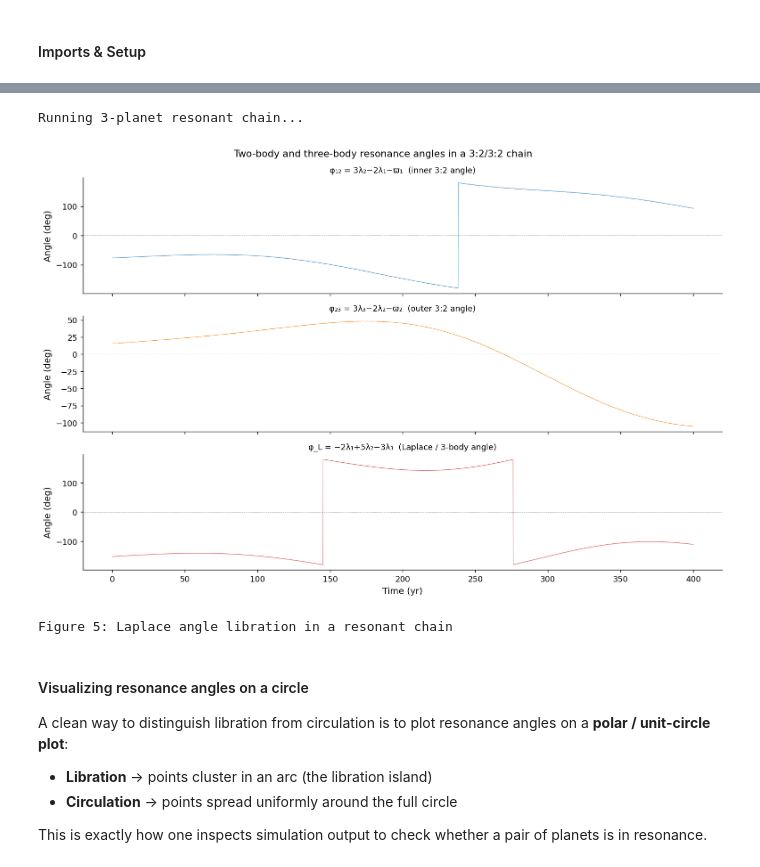
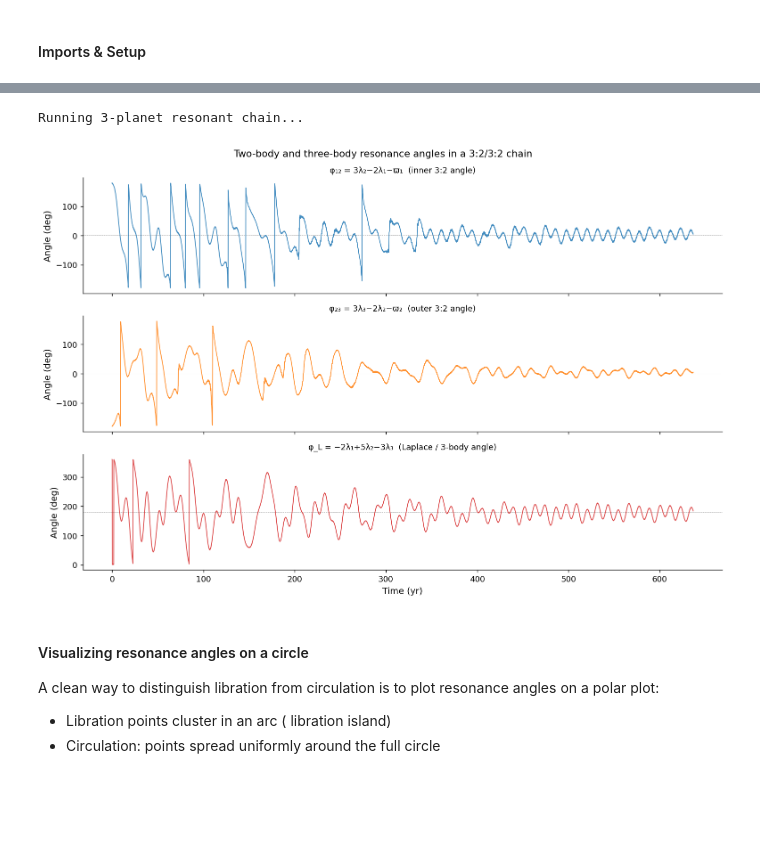
Before and after one commit to dchen10Git/uchi-exoplanets-2025, a Jupyter notebook: libration.ipynb, the cells around one changed output, grey strips where cells are left out. Drawn from its saved outputs; the diff is of its cells as text; code cells hidden in the pictures; blank space fills up the shorter version.

```diff
--- a/libration.ipynb
+++ b/libration.ipynb
@@ -121,10 +116,10 @@ phi0, dphi0 = 2.0, 0.0
 t_eval = np.linspace(0, 40, 5000)
 
 gamma_cases = [
-    (0.05, "Underdamped γ=0.05", "C0"),
-    (0.5,  "Underdamped γ=0.5",  "C1"),
-    (1.0,  "Critically damped γ=1.0", "C3"),
-    (3.0,  "Overdamped γ=3.0",   "C2"),
+    (0.05, "Underdamped $\gamma=0.05$", "C0"),
+    (0.5,  "Underdamped $\gamma=0.5$",  "C1"),
+    (1.0,  "Critically damped $\gamma=1.0$", "C3"),
+    (3.0,  "Overdamped $\gamma=3.0$",   "C2"),
 ]
 
 fig, axes = plt.subplots(1, 2, figsize=(11, 4))
@@ -148,7 +143,5 @@ axes[1].set_title("Phase portrait with damping")
 axes[1].legend(fontsize=8)
 
 plt.tight_layout()
-plt.savefig("fig2_damping.png", bbox_inches="tight")
 plt.show()
-print("Figure 2: overdamping and libration amplitude freezing")
 # %% [output]
@@ -349,12 +355,18 @@ an 8:5:3 combination because of the higher-order resonances between b/c and c/d.
 # %%
-def run_3body_resonance(a1, a2, a3, e1, e2, e3, m1, m2, m3,
-                        Norbits=500, Nout=5000):
+def run_3body_resonance(a1, a2, a3, e1, e2, e3, m1, m2, m3, Norbits=500, Nout=5000, damping=True):
     """Run 3-planet REBOUND sim; return 2-body and Laplace angles."""
     sim = rebound.Simulation()
+    sim.G = 4 * np.pi**2 # Units: AU, Yr, M_sun
     sim.add(m=1.0)
-    sim.add(m=m1, a=a1, e=e1, inc=0, Omega=0, omega=0,       f=0)
-    sim.add(m=m2, a=a2, e=e2, inc=0, Omega=0, omega=np.pi/3, f=np.pi/5)
-    sim.add(m=m3, a=a3, e=e3, inc=0, Omega=0, omega=np.pi/6, f=np.pi/3)
+
+    # Calculate Mean Longitudes (l) to satisfy the resonance
+    l1 = 0.0
+    l2 = np.pi / 3.0
+    l3 = (np.pi + 2*l2) / 3.0
+
+    sim.add(m=m1, a=a1, e=e1, l=l1)
+    sim.add(m=m2, a=a2, e=e2, l=l2)
+    sim.add(m=m3, a=a3, e=e3, l=l3)
     sim.move_to_com()
     sim.integrator = "whfast"
     sim.dt = 0.03 * sim.particles[1].P
@@ -366,9 +378,26 @@ def run_3body_resonance(a1, a2, a3, e1, e2, e3, m1, m2, m3,
     phi23 = np.zeros(Nout)  # 3:2 angle for outer pair
     phi_L = np.zeros(Nout)  # Laplace angle
 
+    ps = sim.particles
+
+    if damping:
+        # Adding damping so they stay in resonance
+        rebx = reboundx.Extras(sim)
+        mof = rebx.load_force("modify_orbits_forces")
+        rebx.add_force(mof)
+
+        # Set timescales (negative value = damping/inward migration)
+        tau_a = -1e5
+        tau_e = -1e3
+
+        # a damping here is only applied to the outer planet
+        ps[3].params["tau_a"] = tau_a
+        # e damping on all planets
+        for i in range(1, 4):
+            ps[i].params["tau_e"] = tau_e
+
     for i, t in enumerate(times):
         sim.integrate(t)
-        ps = sim.particles
         l1, l2, l3 = ps[1].l, ps[2].l, ps[3].l
         pom1, pom2, pom3 = ps[1].pomega, ps[2].pomega, ps[3].pomega
         # 3:2 resonance angles
@@ -387,52 +416,52 @@ def run_3body_resonance(a1, a2, a3, e1, e2, e3, m1, m2, m3,
 a1 = 1.0
 ratio = (3/2)**(2/3)
 a2 = a1 * ratio
 a3 = a2 * ratio
+ecc = 0.05
 
-m_p = 1e-5  # ~3 Earth masses — small enough to stay in resonance
+m_p = 1e-4 # planet mass
 
 print("Running 3-planet resonant chain...")
 t, phi12, phi23, phi_L = run_3body_resonance(
     a1, a2, a3,
-    0.03, 0.025, 0.02,
+    ecc, ecc, ecc,
     m_p, m_p, m_p,
-    Norbits=400, Nout=4000
+    Norbits=4000, Nout=4000, damping=True
 )
+
+phi_L = (phi_L + 2*np.pi) % (2*np.pi)
 
 fig, axes = plt.subplots(3, 1, figsize=(12, 8), sharex=True)
 
 colors = ["C0", "C1", "C3"]
 data   = [phi12, phi23, phi_L]
 labels = ["φ₁₂ = 3λ₂−2λ₁−ϖ₁  (inner 3:2 angle)",
           "φ₂₃ = 3λ₃−2λ₂−ϖ₂  (outer 3:2 angle)",
           "φ_L = −2λ₁+5λ₂−3λ₃  (Laplace / 3-body angle)"]
 
 for ax, d, label, color in zip(axes, data, labels, colors):
-    ax.plot(t, d * 180/np.pi, color=color, lw=0.6, alpha=0.85)
-    ax.axhline(0, color="k", lw=0.4, ls="--")
+    if color == "C3": # Laplace
+        ax.axhline(180, color="k", lw=0.4, ls="--")
+    else:
+        ax.axhline(0, color="k", lw=0.4, ls="--")
+    ax.plot(t, d * 180/np.pi, color=color, lw=1, alpha=0.85)
     ax.set_ylabel("Angle (deg)")
     ax.set_title(label, fontsize=10)
 
 axes[-1].set_xlabel("Time (yr)")
 plt.suptitle("Two-body and three-body resonance angles in a 3:2/3:2 chain", fontsize=12)
 plt.tight_layout()
-plt.savefig("fig5_3body_resonance.png", bbox_inches="tight")
 plt.show()
-print("Figure 5: Laplace angle libration in a resonant chain")
 # %% [output]
 Running 3-planet resonant chain...
-[figure, old version]
+[figure, new version]
-Figure 5: Laplace angle libration in a resonant chain
 # %% [markdown]
 #### Visualizing resonance angles on a circle
 
 A clean way to distinguish libration from circulation is to plot resonance angles
-on a **polar / unit-circle plot**:
-- **Libration** → points cluster in an arc (the libration island)
-- **Circulation** → points spread uniformly around the full circle
-
-This is exactly how one inspects simulation output to check whether a pair of planets
-is in resonance.
+on a polar plot:
+- Libration points cluster in an arc ( libration island)
+- Circulation: points spread uniformly around the full circle
 # %%
 fig, axes = plt.subplots(1, 3, figsize=(12, 4),
                          subplot_kw={"projection": "polar"})
```
Also changed, not shown: parts of 16 cells of this notebook.
